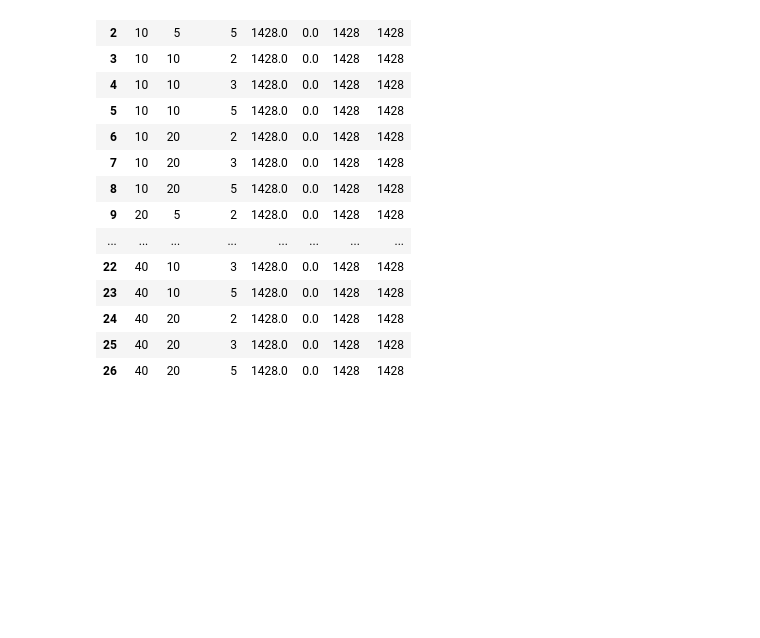
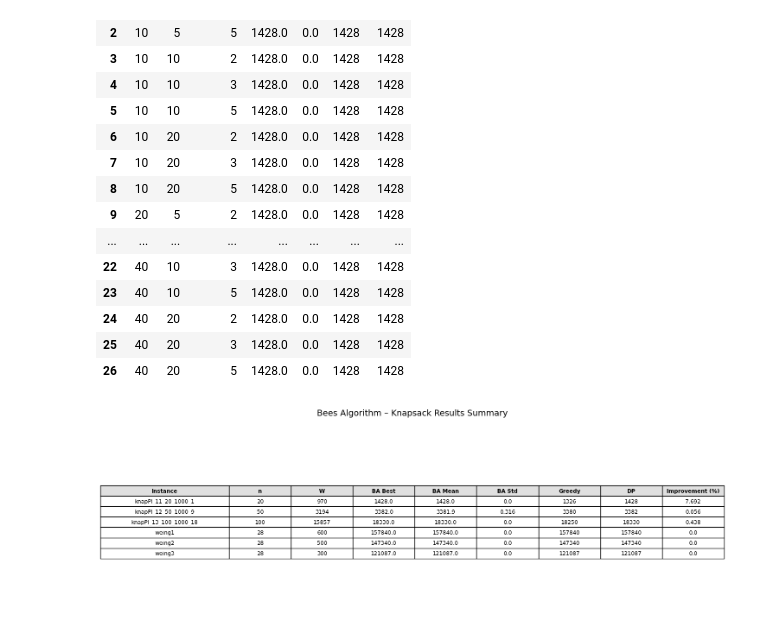
Before and after one commit to QuasimodoCodes/4610-Final, a Jupyter notebook: KnapsackProblemBeesAlgorithm/BA_Knapsack.ipynb, the cells around one changed output. Saved outputs shown, nothing was run; the diff lists cells and outputs as text; code cells hidden in the pictures; blank space fills up the shorter version.

```diff
--- a/KnapsackProblemBeesAlgorithm/BA_Knapsack_test.ipynb
+++ b/KnapsackProblemBeesAlgorithm/BA_Knapsack.ipynb
@@ -758,3 +758,77 @@ report_table
 out_dir = pathlib.Path("./results")
 out_dir.mkdir(exist_ok=True)
 report_table.to_csv(out_dir/"report_table.csv", index=False)
+# %%
+import pandas as pd
+import matplotlib.pyplot as plt
+import io
+
+# Load your table
+csv_data = """instance,n,W,ba_best,ba_mean,ba_std,baseline_greedy,baseline_dp,improvement_over_greedy_%
+knapPI_11_20_1000_1,20,970,1428.0,1428.0,0.0,1326,1428,7.6923076923076925
+knapPI_12_50_1000_9,50,3194,3382.0,3381.9,0.31622776601683794,3380,3382,0.05621301775148198
+knapPI_13_100_1000_18,100,15857,18330.0,18330.0,0.0,18250,18330,0.4383561643835616
+weing1,28,600,157840.0,157840.0,0.0,157840,157840,0.0
+weing2,28,500,147340.0,147340.0,0.0,147340,147340,0.0
+weing3,28,300,121087.0,121087.0,0.0,121087,121087,0.0
+"""
+
+report_table = pd.read_csv(io.StringIO(csv_data))
+
+# Format
+tbl = report_table.copy()
+tbl["ba_mean"] = tbl["ba_mean"].round(1)
+tbl["ba_std"] = tbl["ba_std"].round(3)
+tbl["improvement_over_greedy_%"] = tbl["improvement_over_greedy_%"].round(3)
+
+tbl = tbl.rename(columns={
+    "instance": "Instance",
+    "n": "n",
+    "W": "W",
+    "ba_best": "BA Best",
+    "ba_mean": "BA Mean",
+    "ba_std": "BA Std",
+    "baseline_greedy": "Greedy",
+    "baseline_dp": "DP",
+    "improvement_over_greedy_%": "Improvement (%)"
+})
+
+# Create figure
+num_rows, num_cols = tbl.shape
+fig, ax = plt.subplots(figsize=(num_cols * 1.4 + 2, num_rows * 0.6 + 1.5))
+ax.axis("off")
+
+# Draw table
+table = ax.table(
+    cellText=tbl.values,
+    colLabels=tbl.columns,
+    cellLoc="center",
+    loc="center"
+)
+
+table.auto_set_font_size(False)
+table.set_fontsize(9)
+
+# Scale table: widen first column
+table.scale(1.2, 1.3)
+
+# Fix column widths
+cell_dict = table.get_celld()
+
+for (row, col), cell in cell_dict.items():
+    # Wider first column
+    if col == 0:
+        cell.set_width(0.25)   # Increase width
+    else:
+        cell.set_width(0.12)
+
+    # Bold + background for header
+    if row == 0:
+        cell.set_text_props(weight="bold")
+        cell.set_facecolor("#e0e0e0")
+
+plt.title("Bees Algorithm – Knapsack Results Summary", pad=20, fontsize=14)
+plt.tight_layout()
+plt.show()
+# %% [output]
+[figure, added]
```
Also changed, not shown: parts of 2 cells of this notebook, 6 other files.
